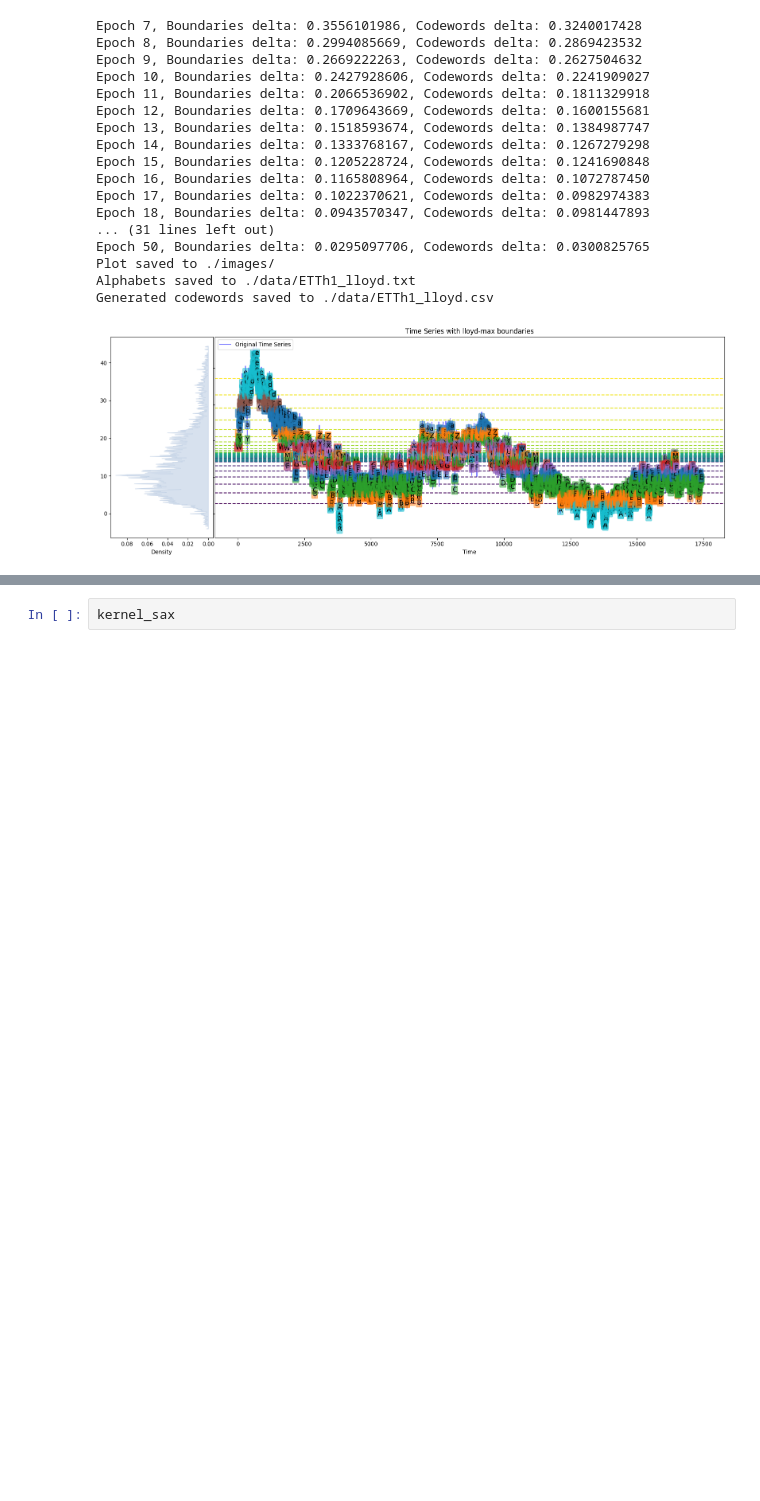
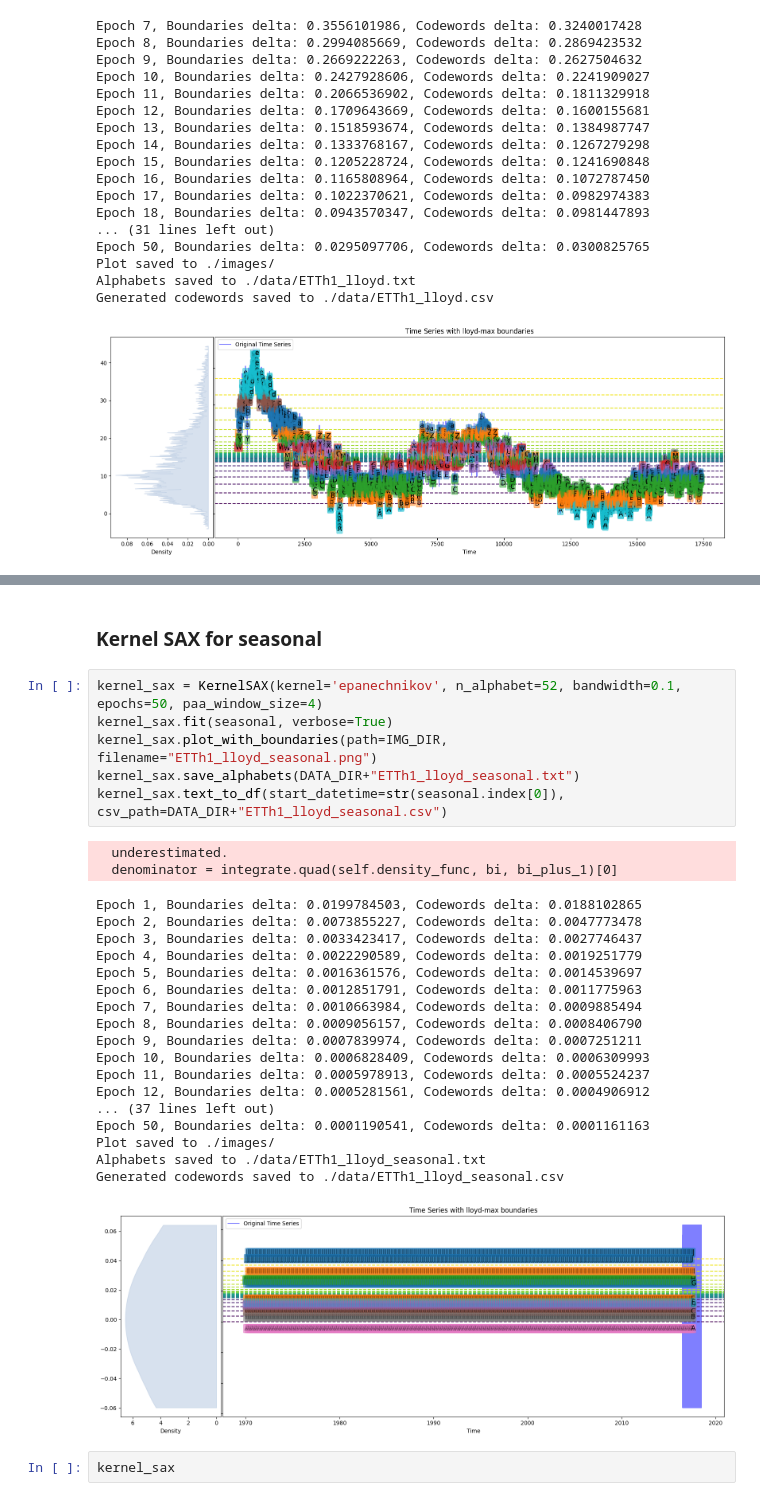
Before and after one commit to Dhanunjaya-Elluri/master-thesis, a Jupyter notebook: transformer.ipynb, the cells around one changed output, grey strips where cells are left out. Saved outputs shown, nothing was run; the diff lists cells and outputs as text; blank space fills up the shorter version.

```diff
--- a/transformer.ipynb
+++ b/transformer.ipynb
@@ -122,3 +190,32 @@ Generated codewords saved to ./data/ETTh1_lloyd.csv
+# %% [markdown]
+### Kernel SAX for seasonal
+# %%
+kernel_sax = KernelSAX(kernel='epanechnikov', n_alphabet=52, bandwidth=0.1, epochs=50, paa_window_size=4)
+kernel_sax.fit(seasonal, verbose=True)
+kernel_sax.plot_with_boundaries(path=IMG_DIR, filename="ETTh1_lloyd_seasonal.png")
+kernel_sax.save_alphabets(DATA_DIR+"ETTh1_lloyd_seasonal.txt")
+kernel_sax.text_to_df(start_datetime=str(seasonal.index[0]), csv_path=DATA_DIR+"ETTh1_lloyd_seasonal.csv")
+# %% [output]
+  underestimated.
+  denominator = integrate.quad(self.density_func, bi, bi_plus_1)[0]
+Epoch 1, Boundaries delta: 0.0199784503, Codewords delta: 0.0188102865
+Epoch 2, Boundaries delta: 0.0073855227, Codewords delta: 0.0047773478
+Epoch 3, Boundaries delta: 0.0033423417, Codewords delta: 0.0027746437
+Epoch 4, Boundaries delta: 0.0022290589, Codewords delta: 0.0019251779
+Epoch 5, Boundaries delta: 0.0016361576, Codewords delta: 0.0014539697
+Epoch 6, Boundaries delta: 0.0012851791, Codewords delta: 0.0011775963
+Epoch 7, Boundaries delta: 0.0010663984, Codewords delta: 0.0009885494
+Epoch 8, Boundaries delta: 0.0009056157, Codewords delta: 0.0008406790
+Epoch 9, Boundaries delta: 0.0007839974, Codewords delta: 0.0007251211
+Epoch 10, Boundaries delta: 0.0006828409, Codewords delta: 0.0006309993
+Epoch 11, Boundaries delta: 0.0005978913, Codewords delta: 0.0005524237
+Epoch 12, Boundaries delta: 0.0005281561, Codewords delta: 0.0004906912
+... (37 lines left out)
+Epoch 50, Boundaries delta: 0.0001190541, Codewords delta: 0.0001161163
+Plot saved to ./images/
+Alphabets saved to ./data/ETTh1_lloyd_seasonal.txt
+Generated codewords saved to ./data/ETTh1_lloyd_seasonal.csv
+[figure, added]
 # %%
 kernel_sax
 # %%
```
Also changed, not shown: parts of 12 cells of this notebook, 52 other files.
